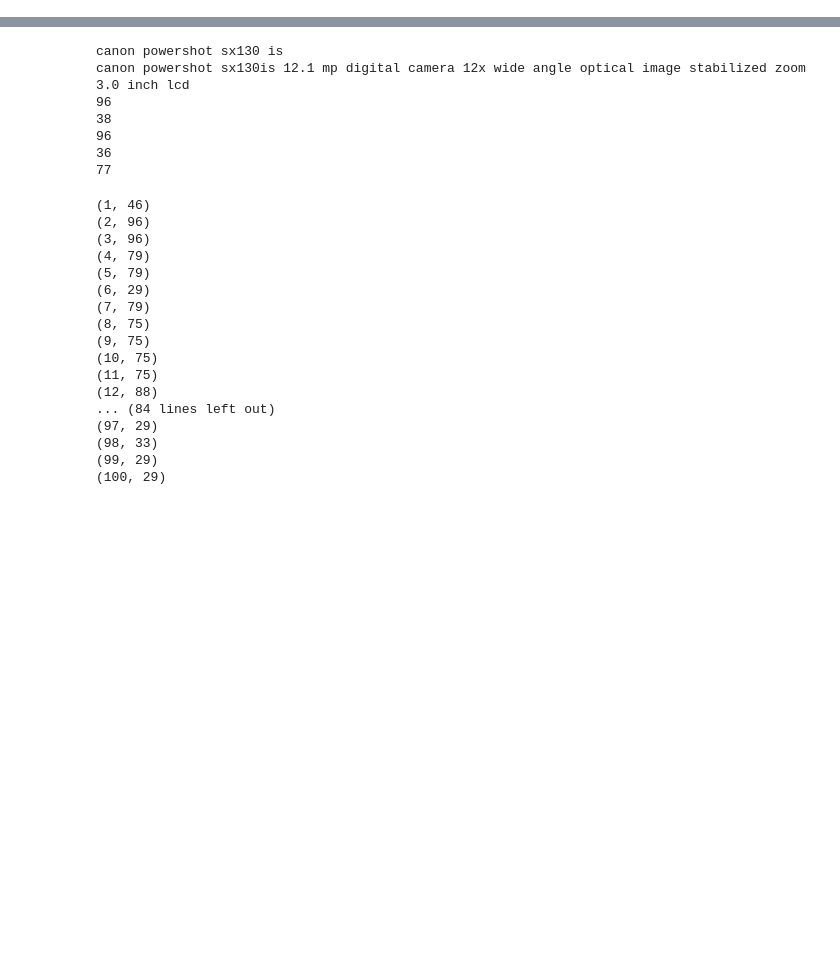
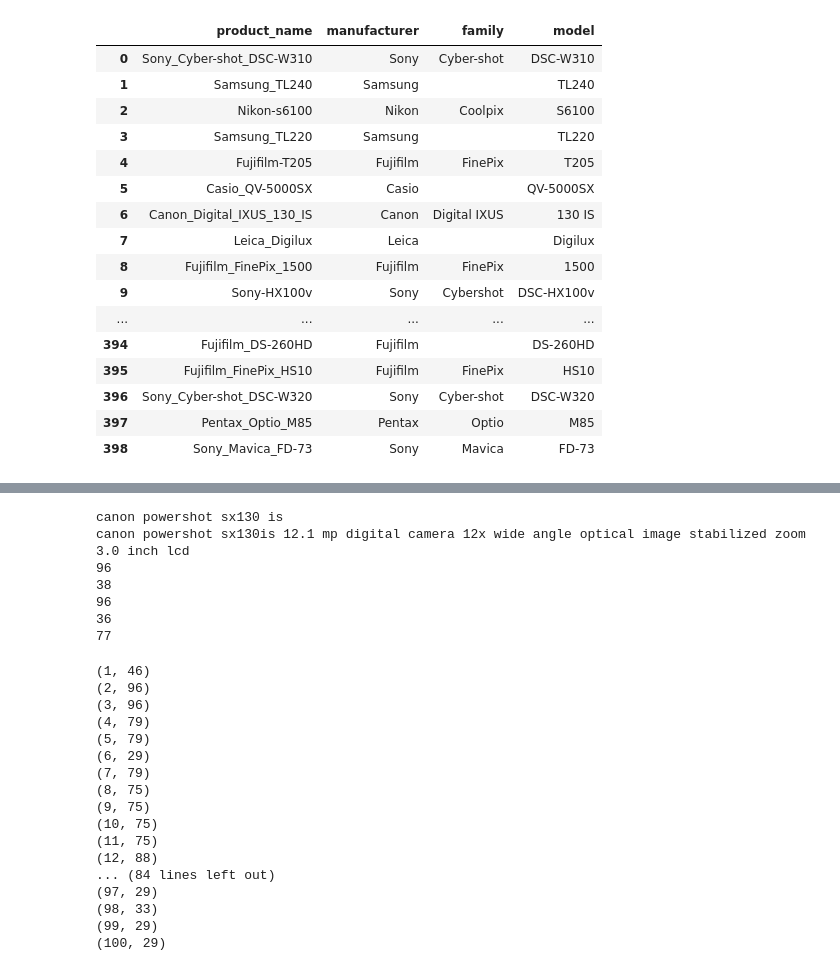
Before and after one commit to awesomejie/Price-Finder, a Jupyter notebook: main_notebook.ipynb, the cells around one changed output, grey strips where cells are left out. Saved outputs shown, nothing was run; the diff lists cells and outputs as text; code cells hidden in the pictures; blank space fills up the shorter version.

```diff
--- a/main_notebook.ipynb
+++ b/main_notebook.ipynb
@@ -10,25 +1,65 @@ import sys
 # %%
+import pandas as pd
+from fuzzywuzzy import fuzz
+from nltk.corpus import stopwords
+import json
+import re
+from pprint import pprint
+import string
+import sys
+
 exclude = set(string.punctuation)
-include = set('.-')
+include = set('.')
 exclude -= include
 
 cachedStopWords = set(stopwords.words("english"))
 
 def handle_titles(x):
     """
     Helper function to make string all lowercase and remove punctuation & stopwords.
 
     x: any string
     """
-    x = x.strip()
-    x = x.lower()
+    x = x.strip().lower()
     x = x.replace('/', ' ')  # replace '/' with space
     x = x.replace('-', ' ')  # replace '-' with space
     x = ''.join(ch for ch in x if ch not in exclude)
     x = ' '.join(word for word in x.split() if word not in cachedStopWords)
-    return x
+    return x.strip()
 
 def handle_products(x):
-    x = x.strip()
-    x = x.lower()
-    return re.sub(r'[\W_-]', ' ', x)  # replace '_', '-', and all non-alphanumeric with ' '
+    x = x.strip().lower()
+    return re.sub(r'[\W_]', ' ', x).strip()  # replace '_', '-', and all non-alphanumeric with ' '
+
+pd.options.display.max_colwidth=150
+products = []
+listings = []
+with open('data/products.txt') as products_file:
+    for line in products_file:
+        products.append(json.loads(line))
+with open('data/listings.txt') as listings_file:
+    for line in listings_file:
+        listings.append(json.loads(line))
+#pprint(products)
+df_products = pd.DataFrame(products, columns=['product_name', 'manufacturer', 'family', 'model'])
+df_listings = pd.DataFrame(listings, columns=['title', 'manufacturer', 'price', 'currency'])
+df_products = df_products.fillna('')
+df_products
+# %% [output]
+|  | product_name | manufacturer | family | model |
+| 0 | Sony_Cyber-shot_DSC-W310 | Sony | Cyber-shot | DSC-W310 |
+| 1 | Samsung_TL240 | Samsung |  | TL240 |
+| 2 | Nikon-s6100 | Nikon | Coolpix | S6100 |
+| 3 | Samsung_TL220 | Samsung |  | TL220 |
+| 4 | Fujifilm-T205 | Fujifilm | FinePix | T205 |
+| 5 | Casio_QV-5000SX | Casio |  | QV-5000SX |
+| 6 | Canon_Digital_IXUS_130_IS | Canon | Digital IXUS | 130 IS |
+| 7 | Leica_Digilux | Leica |  | Digilux |
+| 8 | Fujifilm_FinePix_1500 | Fujifilm | FinePix | 1500 |
+| 9 | Sony-HX100v | Sony | Cybershot | DSC-HX100v |
+| ... | ... | ... | ... | ... |
+| 394 | Fujifilm_DS-260HD | Fujifilm |  | DS-260HD |
+| 395 | Fujifilm_FinePix_HS10 | Fujifilm | FinePix | HS10 |
+| 396 | Sony_Cyber-shot_DSC-W320 | Sony | Cyber-shot | DSC-W320 |
+| 397 | Pentax_Optio_M85 | Pentax | Optio | M85 |
+| 398 | Sony_Mavica_FD-73 | Sony | Mavica | FD-73 |
```
Also changed, not shown: parts of 10 cells of this notebook, 2 other files.
